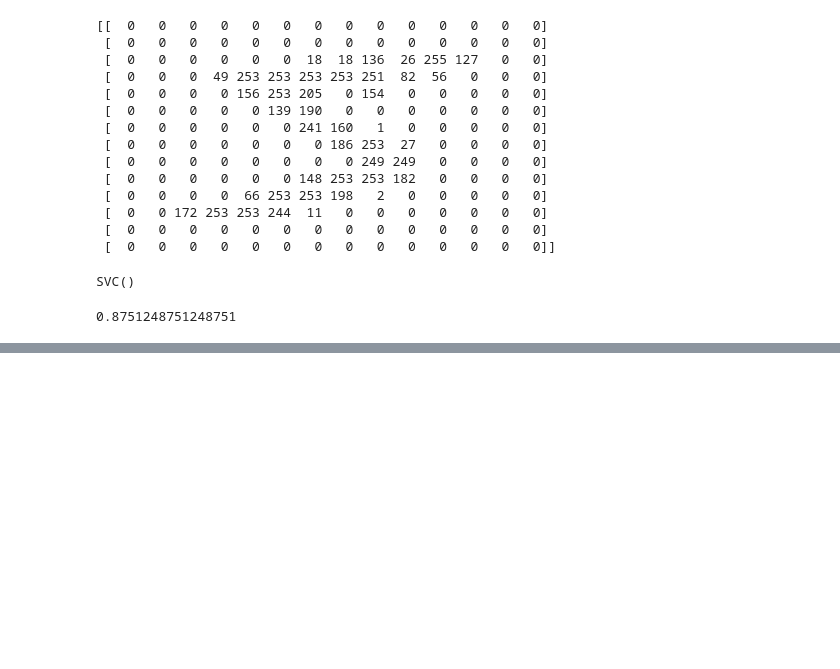
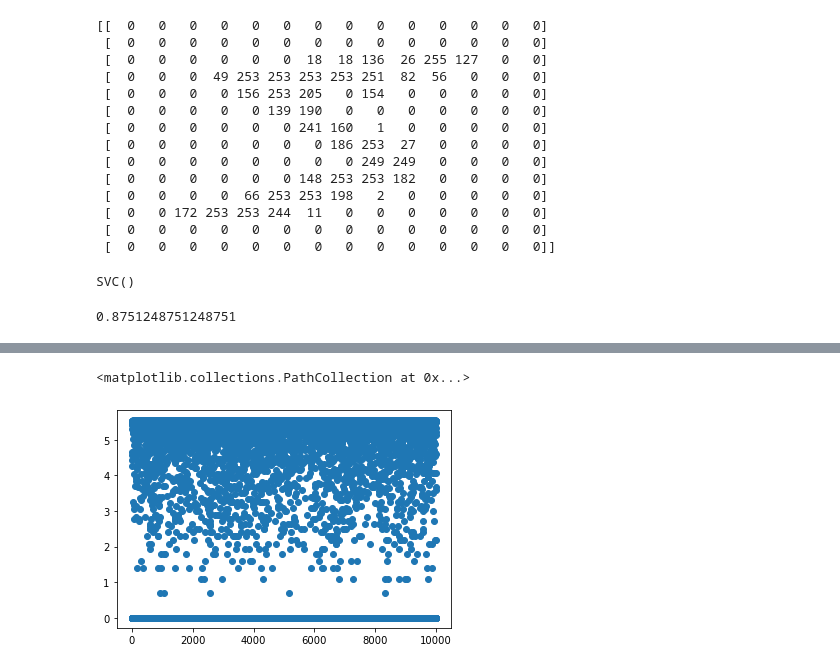
Before and after one commit to HyeogDo/python_study, a Jupyter notebook: Python/4. MachineLearning/Note/17.이미지 내부의 문자인식.ipynb, the cells around one changed output, grey strips where cells are left out. Cells and saved outputs as stored; diff of their text form; code cells hidden in the pictures; blank space fills up the shorter version.

```diff
--- a/Python/4. MachineLearning/Note/17.이미지 내부의 문자인식.ipynb
+++ b/Python/4. MachineLearning/Note/17.이미지 내부의 문자인식.ipynb
@@ -122,0 +232,5 @@ clf.score(test_data, test_label)
+# %%
+plt.scatter(train_data.index, np.log1p(train_data[300]))
+# %% [output]
+<matplotlib.collections.PathCollection at 0x...>
+[figure, added]
```
Also changed, not shown: parts of 28 cells of this notebook, 8 other files.
